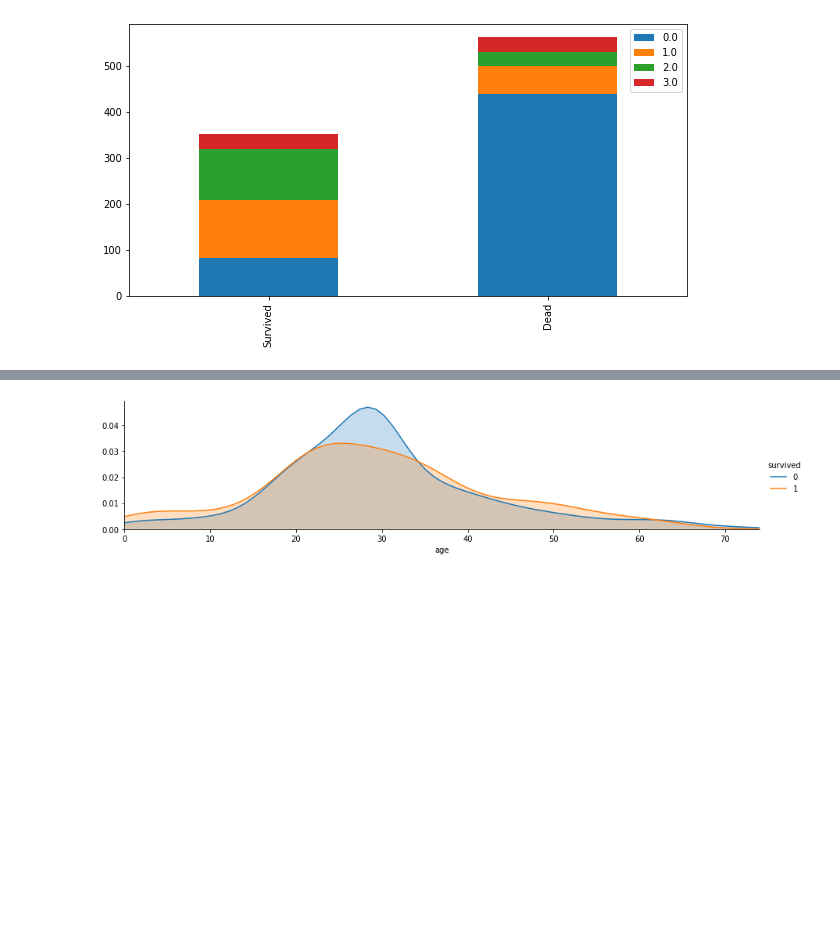
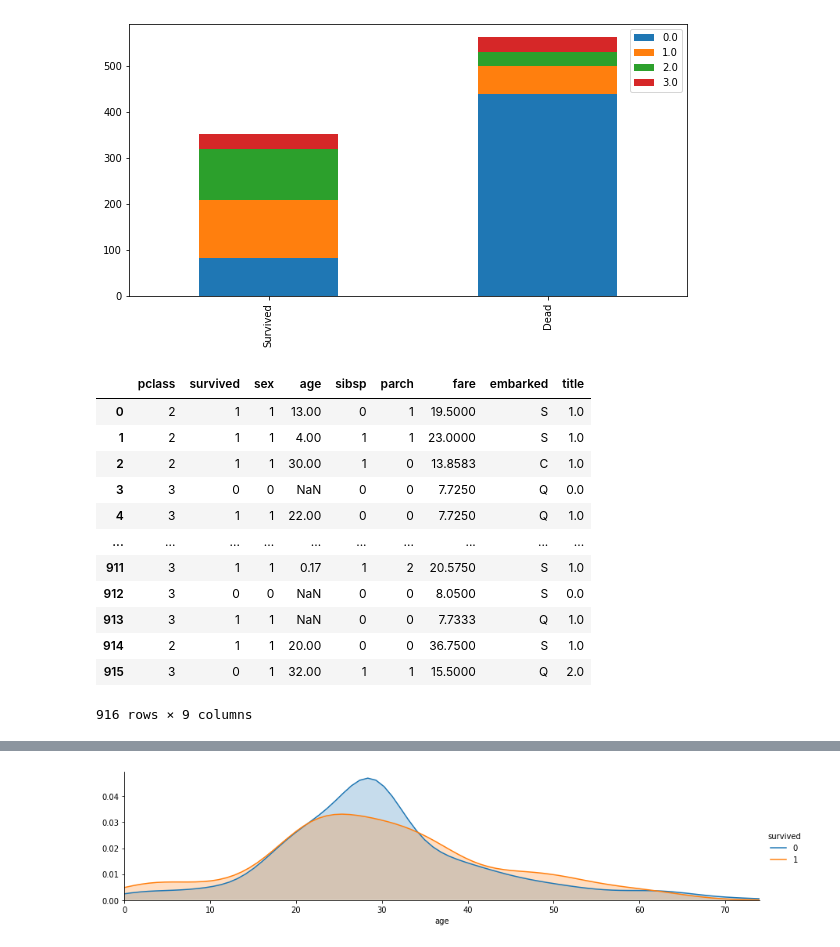
Before and after one commit to soojin888/1st_semester_study, a Jupyter notebook: etc/1학기_임수진_titanic_EDA.ipynb, the cells around one changed output, grey strips where cells are left out. Saved outputs shown, nothing was run; the diff lists cells and outputs as text; code cells hidden in the pictures; blank space fills up the shorter version.

```diff
--- a/etc/1학기_임수진_titanic_EDA.ipynb
+++ b/etc/1학기_임수진_titanic_EDA.ipynb
@@ -228,6 +246,22 @@ survived_or_dead('title')
 # %%
 df_train = df_train.drop(['name'], axis=1)
 df_test = df_test.drop(['name'], axis=1)
+# %%
+df_train
+# %% [output]
+|  | pclass | survived | sex | age | sibsp | parch | fare | embarked | title |
+| 0 | 2 | 1 | 1 | 13.00 | 0 | 1 | 19.5000 | S | 1.0 |
+| 1 | 2 | 1 | 1 | 4.00 | 1 | 1 | 23.0000 | S | 1.0 |
+| 2 | 2 | 1 | 1 | 30.00 | 1 | 0 | 13.8583 | C | 1.0 |
+| 3 | 3 | 0 | 0 | NaN | 0 | 0 | 7.7250 | Q | 0.0 |
+| 4 | 3 | 1 | 1 | 22.00 | 0 | 0 | 7.7250 | Q | 1.0 |
+| ... | ... | ... | ... | ... | ... | ... | ... | ... | ... |
+| 911 | 3 | 1 | 1 | 0.17 | 1 | 2 | 20.5750 | S | 1.0 |
+| 912 | 3 | 0 | 0 | NaN | 0 | 0 | 8.0500 | S | 0.0 |
+| 913 | 3 | 1 | 1 | NaN | 0 | 0 | 7.7333 | Q | 1.0 |
+| 914 | 2 | 1 | 1 | 20.00 | 0 | 0 | 36.7500 | S | 1.0 |
+| 915 | 3 | 0 | 1 | 32.00 | 1 | 1 | 15.5000 | Q | 2.0 |
+916 rows × 9 columns
 # %%
 # 피처 엔지니어링 : age
 # 위에서 구했던 Title에서 남성끼리 평균나이 Mr.끼리 평균나이 Miss끼리 평균나이를 구해서 결측치를 채움
```
Also changed, not shown: parts of 17 cells of this notebook.
